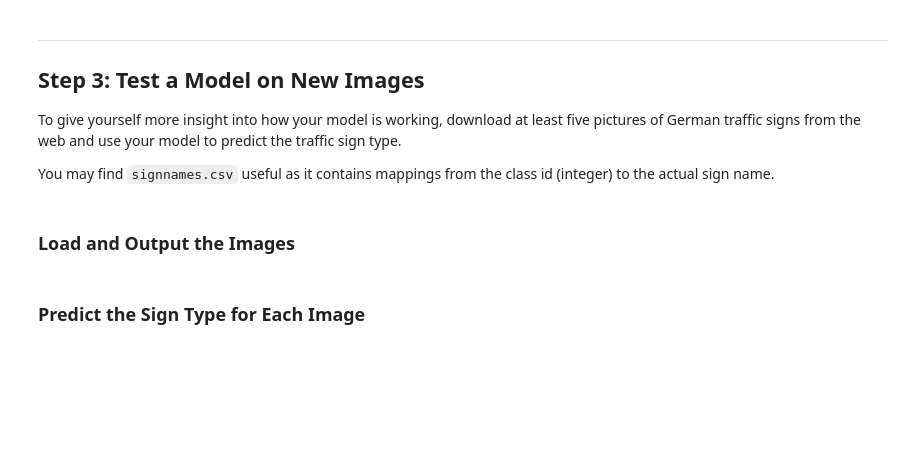
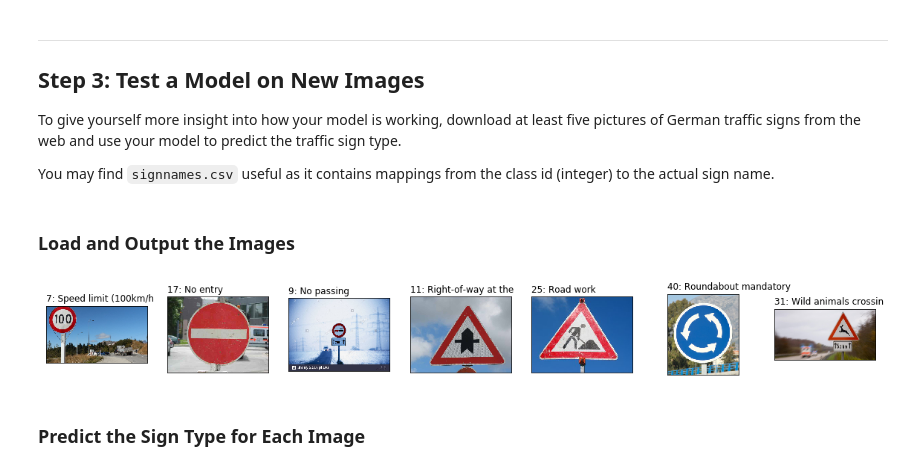
Before and after one commit to liamondrop/traffic-sign-classifier, a Jupyter notebook: Traffic_Sign_Classifier.ipynb, the cells around one changed output. Cells and saved outputs as stored; diff of their text form; code cells hidden in the pictures; blank space fills up the shorter version.

```diff
--- a/Traffic_Sign_Classifier.ipynb
+++ b/Traffic_Sign_Classifier.ipynb
@@ -259,17 +194,17 @@ def LeNet(x):
     conv2 = pool(conv2, k=2) # Output = 8x8x64.
 
     # Layer 3: Convolutional.
-    conv3 = conv2d(conv2, weight_var((5,5,64,128)), bias_var(128)) # Output = 16x16x64.
-    conv3 = pool(conv3, k=2) # Output = 8x8x64.
+    conv3 = conv2d(conv2, weight_var((5,5,64,128)), bias_var(128)) # Output = 8x8x128.
+    conv3 = pool(conv3, k=2) # Output = 4x4x128.
 
     # Layer 4: Flatten Layers & Concat.
-    flat = tf.concat((flatten(pool(conv1, k=4)),
+    flat = tf.concat(1, (flatten(pool(conv1, k=4)),
                       flatten(pool(conv2, k=2)),
-                      flatten(conv3)), 1) # Output 3584
+                      flatten(conv3))) # Output 3584.
     flat = tf.nn.dropout(flat, keep_prob=keep_prob)
 
     # Layer 5: Fully Connected.
-    fc1 = fc(flat, weight_var((3584,1024)), bias_var(1024)) # Output = 1024,
+    fc1 = fc(flat, weight_var((3584,1024)), bias_var(1024)) # Output = 1024.
     fc1 = tf.nn.dropout(fc1, keep_prob=keep_prob)
 
     # Layer 6: Out
@@ -288,7 +223,7 @@ one_hot_y = tf.one_hot(y, 43)
 # %% [markdown]
 ## Training Pipeline
 # %%
-rate = 0.001
+rate = 0.0005
 logits = LeNet(x)
 cross_entropy = tf.nn.softmax_cross_entropy_with_logits(logits=logits, labels=one_hot_y)
 loss_operation = tf.reduce_mean(cross_entropy)
@@ -359,3 +289,24 @@ You may find `signnames.csv` useful as it contains mappings from the class id (i
+# %%
+signs = (( "7", "./signs/100-kph.jpg"),
+         ("17", "./signs/no-entry.jpg"),
+         ( "9", "./signs/no-passing.jpg"),
+         ("11", "./signs/right-of-way.jpg"),
+         ("25", "./signs/road-work.jpg"),
+         ("40", "./signs/roundabout.jpg"),
+         ("31", "./signs/wild-animals.jpg"))
+
+# signs = [cv2.cvtColor(cv2.imread(img_path, cv2.IMREAD_COLOR), cv2.COLOR_BGR2RGB)
+#          for img_label, img_path in signs_dict.items()]
+n_signs = len(signs)
+plt.figure(figsize=(20,2))
+for i in range(n_signs):
+    label, img_path = signs[i]
+    plt.subplot(1, n_signs, i+1, xticks=[], yticks=[])
+    plt.imshow(cv2.cvtColor(cv2.imread(img_path, cv2.IMREAD_COLOR), cv2.COLOR_BGR2RGB))
+    plt.title("{}: {}".format(label, class_labels[label][:20]), loc="left")
+plt.show()
+# %% [output]
+[figure, added]
 # %% [markdown]
 ### Predict the Sign Type for Each Image
 # %%
```
Also changed, not shown: parts of 8 cells of this notebook.
